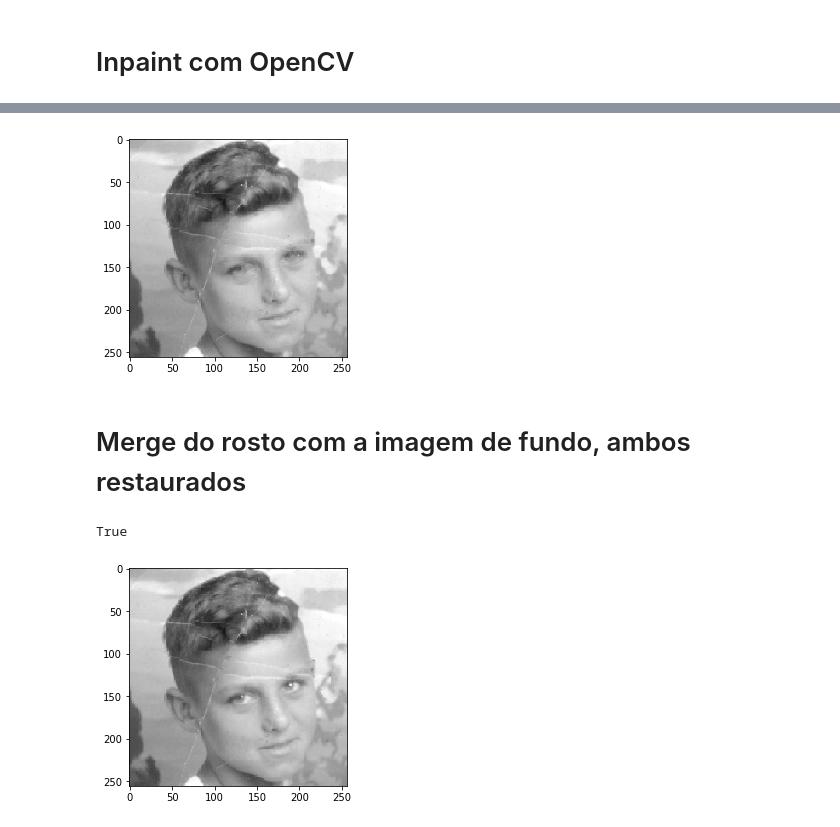
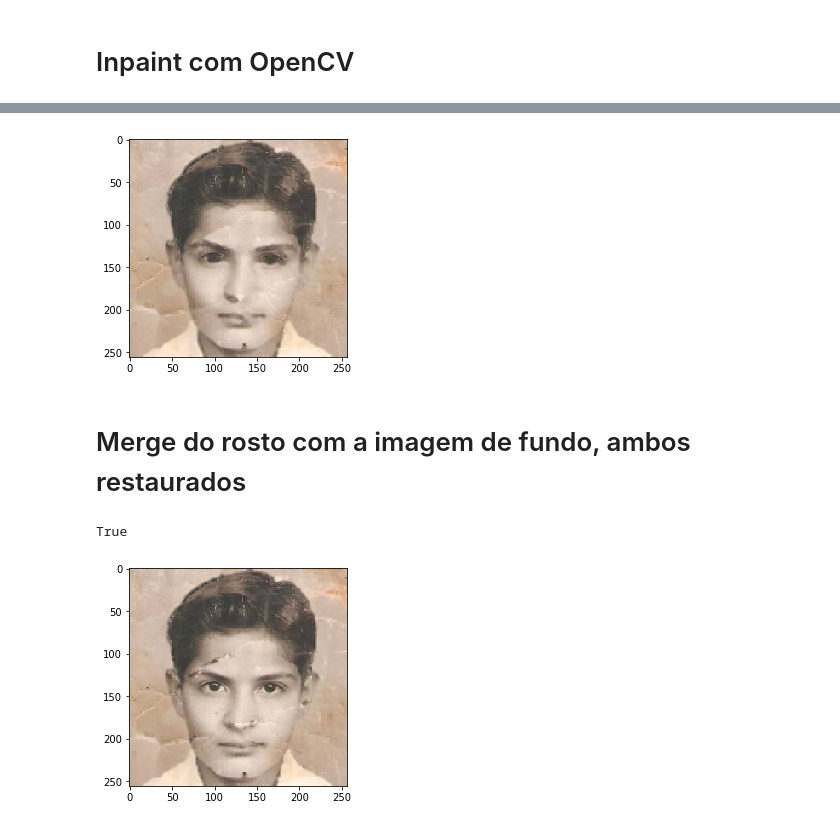
Before and after one commit to izabel-ferrari/projeto-formatura-poli, a Jupyter notebook: Inpaint.ipynb, the cells around one changed output, grey strips where cells are left out. Saved outputs shown, nothing was run; the diff lists cells and outputs as text; code cells hidden in the pictures.

```diff
--- a/Inpaint.ipynb
+++ b/Inpaint.ipynb
@@ -17,6 +16,6 @@ import time
 # %%
 # Nome da imagem a ser carregada (sem extensao)
-IMG_NAME = 'img_0'
+IMG_NAME = 'img_1'
 
 # Extensao JPG (não alterar)
 IMG_EXTENSION = '.jpg'
@@ -42,7 +41,8 @@ IMG_FILEPATH = IMG_DIR_PATH + IMG_NAME + IMG_EXTENSION
 
 CROP_FILEPATH = INTERM_DIR_PATH + IMG_NAME + '_crop' + IMG_EXTENSION
 FACE_FILEPATH = INTERM_DIR_PATH + IMG_NAME + '_face' + IMG_EXTENSION
-MASK_FILEPATH = INTERM_DIR_PATH + IMG_NAME + '_mask' + IMG_EXTENSION
+MASK_FACE_FILEPATH = INTERM_DIR_PATH + IMG_NAME + '_face_mask' + IMG_EXTENSION
+MASK_IMG_FILEPATH = INTERM_DIR_PATH + IMG_NAME + '_img_mask' + IMG_EXTENSION
 
 INPAINT_GENERATIVE_FILEPATH = INTERM_DIR_PATH + IMG_NAME + '_inpaint_generative' + IMG_EXTENSION
 INPAINT_OPENCV_FILEPATH = INTERM_DIR_PATH + IMG_NAME + '_inpaint_opencv' + IMG_EXTENSION
@@ -59,7 +59,7 @@ def create_mask (img):
 
     # Define variables used in masking
     max_gray = np.amax(gray)
-    min_color = np.array([0,0,max_gray-60])
+    min_color = np.array([0,0,max_gray-80])
     max_color = np.array([255,60,max_gray])
 
     # Create initial region mask
@@ -88,9 +88,8 @@ def create_mask (img):
 <h1> Validação da imagem de entrada </h1>
 # %%
 %%time
-
 try:
-    image = cv2.imread(IMG_FILEPATH)
+    image = cv2.cvtColor(cv2.imread(IMG_FILEPATH), cv2.COLOR_BGR2RGB)
     height, width, channels = image.shape
     print('Tamanho da imagem carregada: ' + str(width) + ' x ' + str(height) + ' px')
 
@@ -135,0 +137,16 @@ Wall time: 56.2 ms
+# %%
+%%time
+
+if len(image_faces) > 1:
+    print ('A imagem deve conter apenas um rosto (qtd de rostos identificados: ' + str(len(image_faces)) + ')')
+    image = None
+    #exit()
+
+else:
+    x, y, w, h = image_faces[0]
+    print('w: ' + str(w), 'h: ' + str(h))
+
+    image_cropped = image[y:y+h, x:x+w]
+    cv2.imwrite(CROP_FILEPATH, cv2.cvtColor(image_cropped, cv2.COLOR_BGR2RGB))
+
+    plt.imshow(image_cropped)
@@ -271,12 +278,13 @@ Wall time: 13.8 ms
 %%time
 
 image_mask = create_mask(image)
-
-image_inpaint_temp = cv2.inpaint(image, image_mask, 3, cv2.INPAINT_TELEA)
-image_inpaint = cv2.cvtColor(image_inpaint_temp, cv2.COLOR_BGR2RGB)
+image_inpaint = cv2.inpaint(image, image_mask, 3, cv2.INPAINT_TELEA)
 
 plt.imshow(image_inpaint)
 
+# Save full mask
+cv2.imwrite(MASK_IMG_FILEPATH, image_mask)
+
 # Save inpaint
-cv2.imwrite(INPAINT_OPENCV_FILEPATH, image_inpaint)
+cv2.imwrite(INPAINT_OPENCV_FILEPATH, cv2.cvtColor(image_inpaint, cv2.COLOR_BGR2RGB))
 # %% [output]
@@ -285,4 +293,4 @@ Wall time: 40.3 ms
-[figure, old version]
+[figure, new version]
 # %% [markdown]
 <h1> Merge do rosto com a imagem de fundo, ambos restaurados </h1>
 # %%
@@ -291,12 +299,12 @@ image_final = np.copy(image_inpaint)
 for i in range(0, w):
     for j in range(0, h):
         for c in range(0,3):
-            image_final[x+i][y+j][c] = face_inpaint_redim[i][j][c]
+            image_final[y+j][x+i][c] = face_inpaint_redim[j][i][c]
 
 plt.imshow(image_final)
 
 # Save inpaint
-cv2.imwrite(INPAINT_FINAL_FILEPATH, image_final)
+cv2.imwrite(INPAINT_FINAL_FILEPATH, cv2.cvtColor(image_final, cv2.COLOR_BGR2RGB))
 # %% [output]
 True
-[figure, old version]
+[figure, new version]
```
Also changed, not shown: parts of 12 cells of this notebook.
